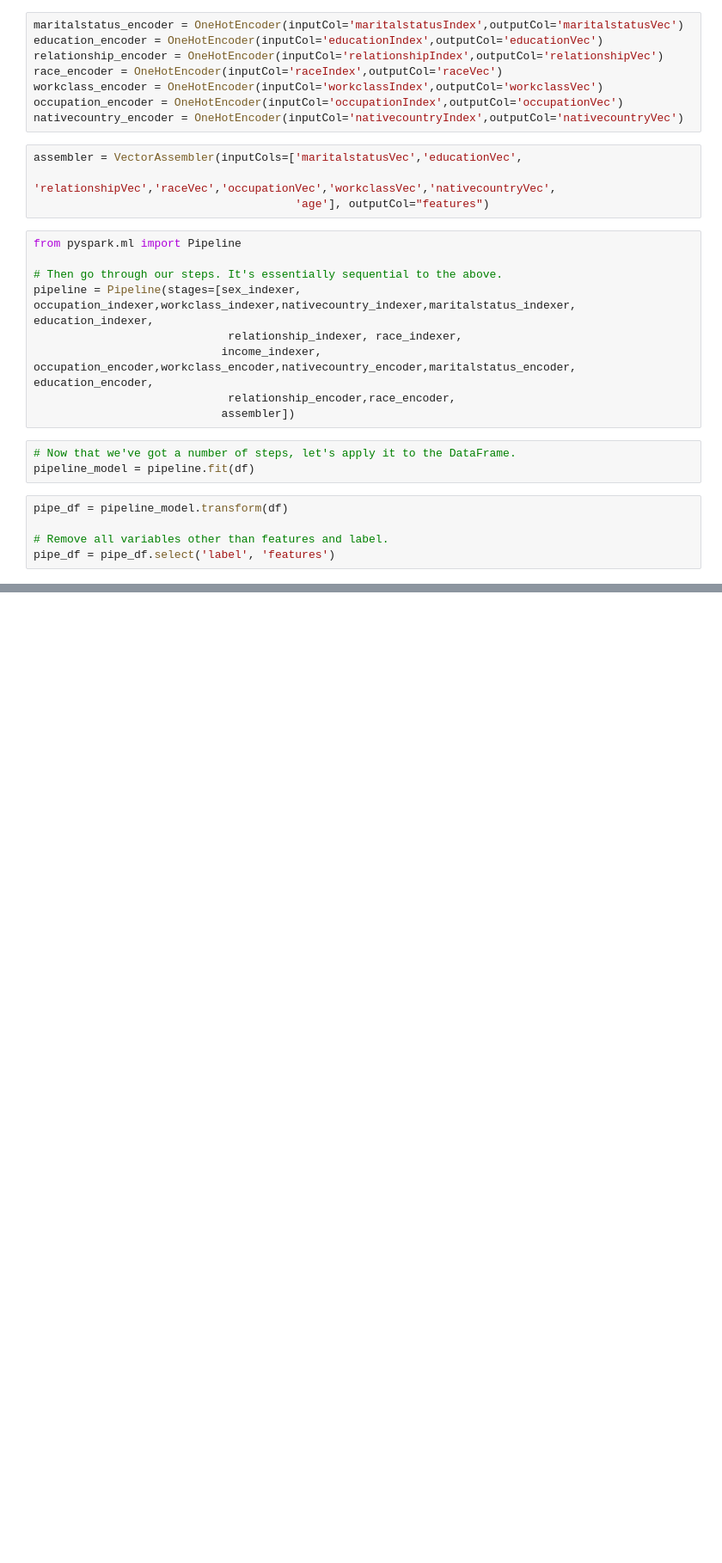
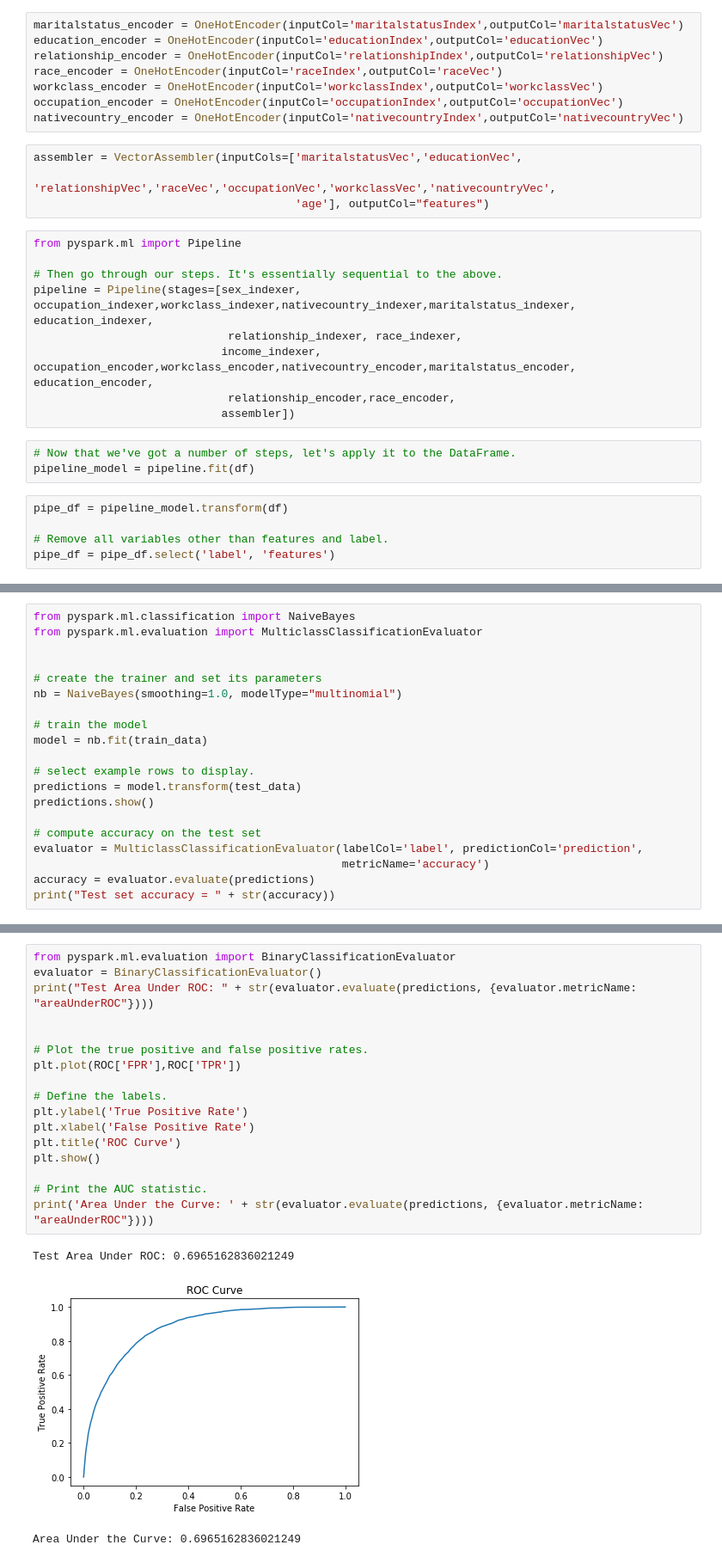
Before and after one commit to tingyuzhang123/Adult-income-level, a Jupyter notebook: Adult income level.ipynb, the cells around one changed output, grey strips where cells are left out. Shown at 86% size. Drawn from its saved outputs; the diff is of its cells as text; blank space fills up the shorter version.

```diff
--- a/Adult income level.ipynb
+++ b/Adult income level.ipynb
@@ -864,0 +762,20 @@ R2 on test data: 0.33176386047403605
+# %%
+from pyspark.ml.classification import NaiveBayes
+from pyspark.ml.evaluation import MulticlassClassificationEvaluator
+
+
+# create the trainer and set its parameters
+nb = NaiveBayes(smoothing=1.0, modelType="multinomial")
+
+# train the model
+model = nb.fit(train_data)
+
+# select example rows to display.
+predictions = model.transform(test_data)
+predictions.show()
+
+# compute accuracy on the test set
+evaluator = MulticlassClassificationEvaluator(labelCol='label', predictionCol='prediction',
+                                              metricName='accuracy')
+accuracy = evaluator.evaluate(predictions)
+print("Test set accuracy = " + str(accuracy))
@@ -864,0 +800,21 @@ R2 on test data: 0.33176386047403605
+# %%
+from pyspark.ml.evaluation import BinaryClassificationEvaluator
+evaluator = BinaryClassificationEvaluator()
+print("Test Area Under ROC: " + str(evaluator.evaluate(predictions, {evaluator.metricName: "areaUnderROC"})))
+
+
+# Plot the true positive and false positive rates.
+plt.plot(ROC['FPR'],ROC['TPR'])
+
+# Define the labels.
+plt.ylabel('True Positive Rate')
+plt.xlabel('False Positive Rate')
+plt.title('ROC Curve')
+plt.show()
+
+# Print the AUC statistic.
+print('Area Under the Curve: ' + str(evaluator.evaluate(predictions, {evaluator.metricName: "areaUnderROC"})))
+# %% [output]
+Test Area Under ROC: 0.6965162836021249
+[figure, added]
+Area Under the Curve: 0.6965162836021249
```
Also changed, not shown: parts of 28 cells of this notebook.
